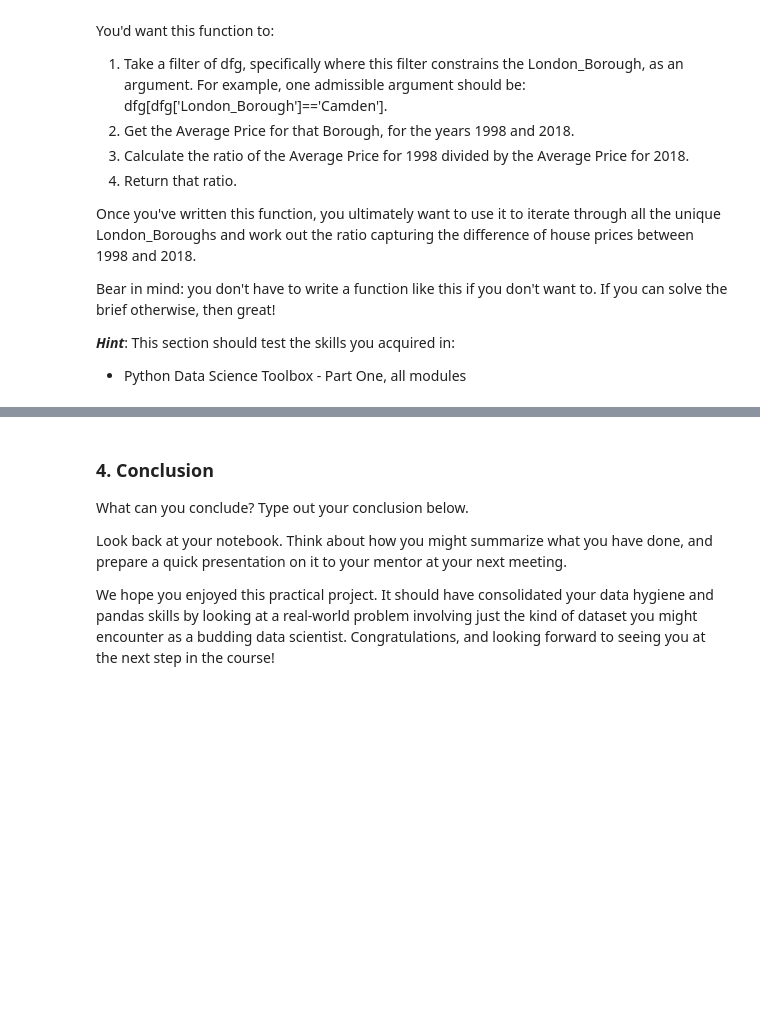
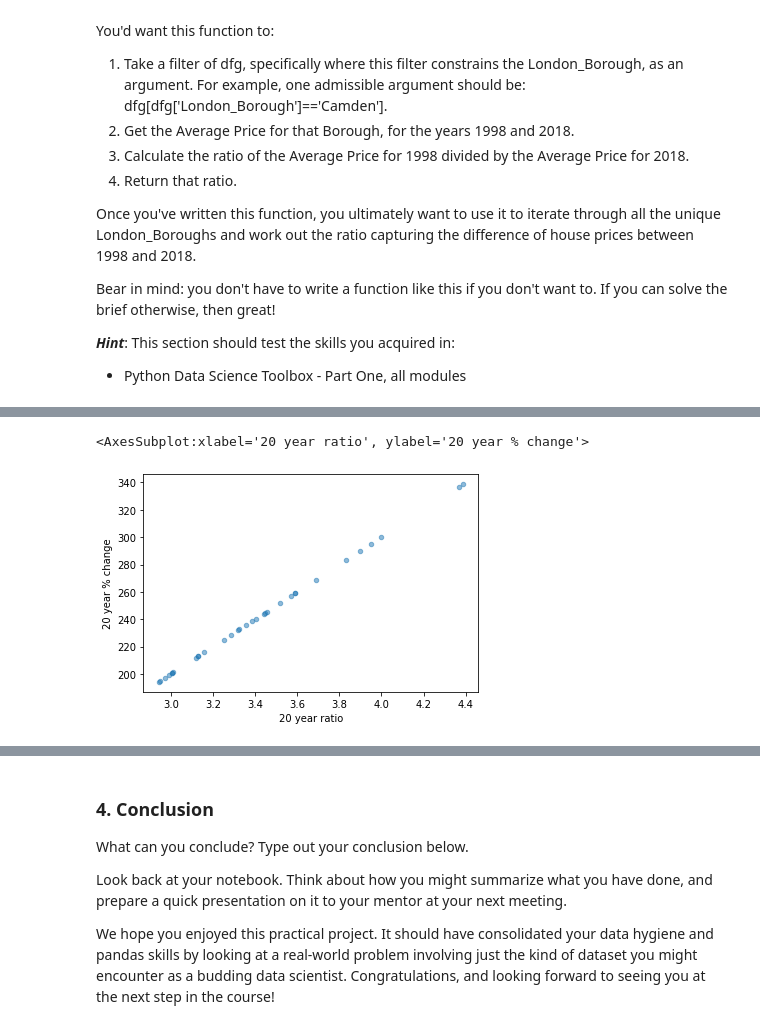
Before and after one commit to asridharan-phl/Springboard, a Jupyter notebook: Unit 4 Challenge - Tier 3 ASridharan.ipynb, the cells around one changed output, grey strips where cells are left out. Cells and saved outputs as stored; diff of their text form; code cells hidden in the pictures; blank space fills up the shorter version.

```diff
--- a/Unit 4 Challenge - Tier 3 ASridharan.ipynb
+++ b/Unit 4 Challenge - Tier 3 ASridharan.ipynb
@@ -396,0 +491,2 @@ Bear in mind: you don't have to write a function like this if you don't want to.
+# %%
+dfT = df.transpose()
@@ -396,0 +502,2 @@ Bear in mind: you don't have to write a function like this if you don't want to.
+# %%
+dfT = dfT.reset_index()
@@ -396,0 +513,2 @@ Bear in mind: you don't have to write a function like this if you don't want to.
+# %%
+dfT = dfT.rename(columns={'index': 'Boroughs', 0: '20 year ratio', 1: '20 year % change'})
@@ -396,0 +524,2 @@ Bear in mind: you don't have to write a function like this if you don't want to.
+# %%
+GreatestIncrease = dfT.sort_values(by=['20 year % change','20 year ratio'],ascending=False)
@@ -396,0 +546,7 @@ Bear in mind: you don't have to write a function like this if you don't want to.
+# %%
+#Attempting Scatter Plot to check if 20 year ratio and 20 year % change are correlated
+
+GreatestIncrease.plot.scatter(x='20 year ratio', y='20 year % change', alpha=0.5)
+# %% [output]
+<AxesSubplot:xlabel='20 year ratio', ylabel='20 year % change'>
+[figure, added]
```
Also changed, not shown: parts of 19 cells of this notebook.
